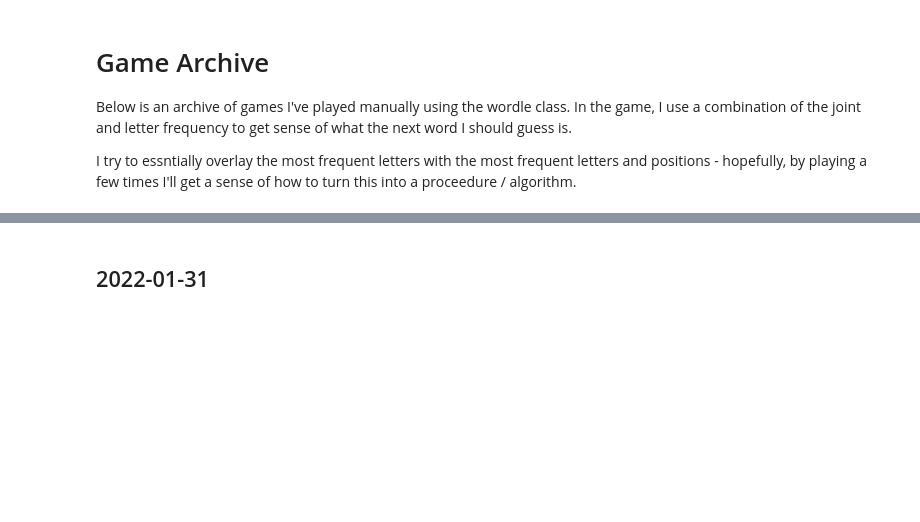
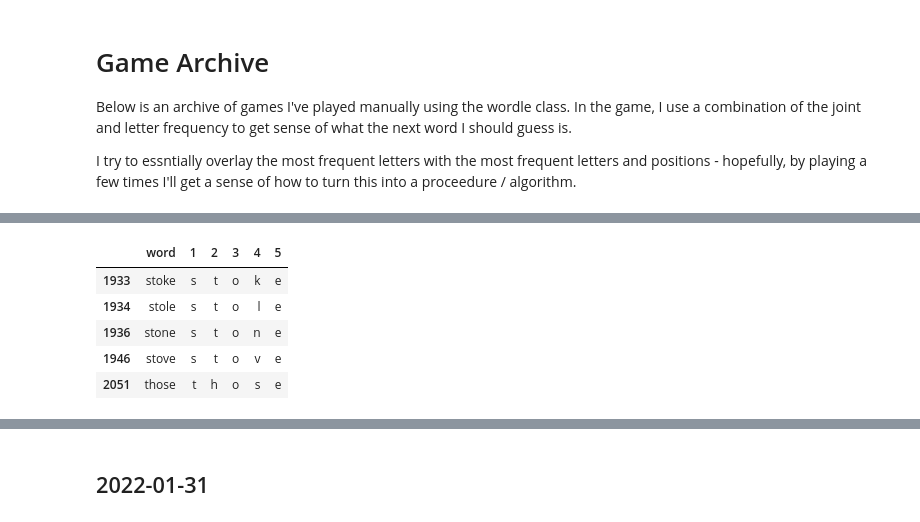
Before and after one commit to Jollyhrothgar/wordle, a Jupyter notebook: Wordle_Solver_V3.ipynb, the cells around one changed output, grey strips where cells are left out. Drawn from its saved outputs; the diff is of its cells as text; code cells hidden in the pictures; blank space fills up the shorter version.

```diff
--- a/Wordle_Solver_V3.ipynb
+++ b/Wordle_Solver_V3.ipynb
@@ -350,0 +448,9 @@ I try to essntially overlay the most frequent letters with the most frequent let
+# %%
+w.a_list
+# %% [output]
+|  | word | 1 | 2 | 3 | 4 | 5 |
+| 1933 | stoke | s | t | o | k | e |
+| 1934 | stole | s | t | o | l | e |
+| 1936 | stone | s | t | o | n | e |
+| 1946 | stove | s | t | o | v | e |
+| 2051 | those | t | h | o | s | e |
```
Also changed, not shown: parts of 14 cells of this notebook.
